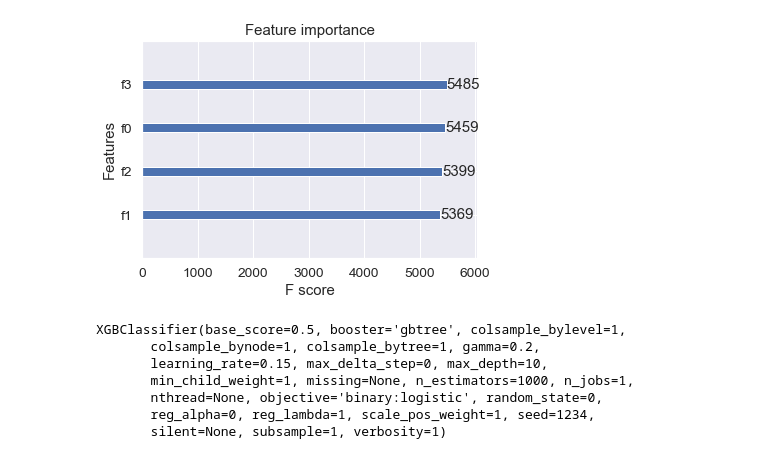
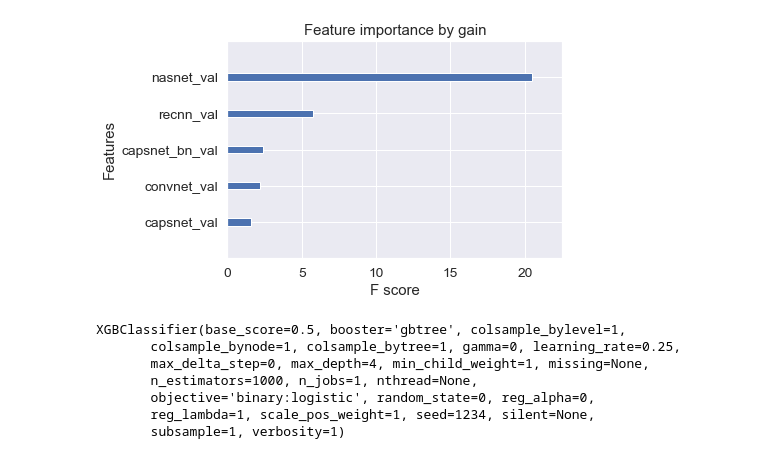
Before and after one commit to stephandooper/ismi, a Jupyter notebook: Project/XGboost_ensemble.ipynb, the cells around one changed output. Drawn from its saved outputs; the diff is of its cells as text; code cells hidden in the pictures.

Commit message:
generated figures and another prediction xgboost

```diff
--- a/Project/XGboost_ensemble.ipynb
+++ b/Project/XGboost_ensemble.ipynb
@@ -12,26 +14,26 @@ import matplotlib.pyplot as plt
 # TODO fill this cell out
 
 # Give this run a title
-run = 'capsnet_15+capsnet_bn+nasnet_15+recnn_15_aug'
+run = 'capsnet_15+capsnet_bn+convnet_old+nasnet_15+recnn_15_aug'
 #run = 'capsnet_15+capsnet_bn+convnet_15+nasnet_15+recnn_15_aug'
 
 # Add validation files
 capsnet_val = pd.read_csv('./ensemble/validation_capsnet_15epoch_aug.csv')
 capsnet_bn_val = pd.read_csv('./ensemble/validation_capsnet_bn_15epochs.csv')
-convnet_val = pd.read_csv('./ensemble/validation_convnet_15epoch.csv')
+convnet_val = pd.read_csv('./ensemble/validation_convnet_augmentation.csv')
 nasnet_val = pd.read_csv('./ensemble/validation_Nasnet_15epoch_aug.csv')
 recnn_val = pd.read_csv('./ensemble/validation_recnn_15epoch_aug_regenerated.csv')
 #datas = [capsnet_val, capsnet_bn_val, convnet_val, nasnet_val, recnn_val]
-datas = [capsnet_val, capsnet_bn_val, nasnet_val, recnn_val]
+datas = [capsnet_val, capsnet_bn_val, convnet_val, nasnet_val, recnn_val]
 
 # Add test files
 capsnet_test = pd.read_csv('./ensemble/test_capsnet_15epoch_aug.csv')
 capsnet_bn_test = pd.read_csv('./ensemble/test_capsnet_bn_15epochs.csv')
-convnet_test = pd.read_csv('./ensemble/test_convnet_15epoch.csv')
+convnet_test = pd.read_csv('./ensemble/test_convnet_augmentation.csv')
 nasnet_test = pd.read_csv('./ensemble/test_Nasnet_15epoch_aug.csv')
 recnn_test = pd.read_csv('./ensemble/test_recnn_15epoch_augmentation.csv')
 #tests = [capsnet_test, capsnet_bn_test, convnet_test, nasnet_test, recnn_test]
-tests = [capsnet_test, capsnet_bn_test, nasnet_test, recnn_test]
+tests = [capsnet_test, capsnet_bn_test, convnet_test, nasnet_test, recnn_test]
 # %%
 # Create x and y datasets
 x_total_train = np.stack(([x['prediction'] for x in datas]), axis=1)
@@ -96,7 +102,7 @@ plt.show()
 # %%
 # Parameter tuning
 xg_model = XGBClassifier(n_estimators=100, seed = 1234)
-param_dict = {'max_depth': [5,6,8,10],
+param_dict = {'max_depth': [4,5,6,8,10],
               'min_child_weight': [1,2,3],
               'learning_rate': [0.1,0.15,0.2,0.25],
               'gamma': [0, 0.1, 0.2]
@@ -148,10 +158,10 @@ Validation accuracy: 0.9229
 # %%
 # Most important features (models)
-plot_importance(xg_model)
+xg_model.get_booster().feature_names = ["capsnet_val", "capsnet_bn_val", "convnet_val","nasnet_val", "recnn_val"]
+plot_importance(xg_model, importance_type='gain', show_values=False, title='Feature importance by gain')
 plt.show()
-#[capsnet_val, capsnet_bn_val, nasnet_val, recnn_val]
 # %% [output]
-[figure, old version]
+[figure, new version]
 # %%
 # Train on whole dataset
 xg_model_total = XGBClassifier(n_estimators = 1000,
@@ -163,12 +173,12 @@ xg_model_total = XGBClassifier(n_estimators = 1000,
 xg_model_total.fit(x_total_train, y_total_train)
 # %% [output]
 XGBClassifier(base_score=0.5, booster='gbtree', colsample_bylevel=1,
-       colsample_bynode=1, colsample_bytree=1, gamma=0.2,
-       learning_rate=0.15, max_delta_step=0, max_depth=10,
-       min_child_weight=1, missing=None, n_estimators=1000, n_jobs=1,
-       nthread=None, objective='binary:logistic', random_state=0,
-       reg_alpha=0, reg_lambda=1, scale_pos_weight=1, seed=1234,
-       silent=None, subsample=1, verbosity=1)
+       colsample_bynode=1, colsample_bytree=1, gamma=0, learning_rate=0.25,
+       max_delta_step=0, max_depth=4, min_child_weight=1, missing=None,
+       n_estimators=1000, n_jobs=1, nthread=None,
+       objective='binary:logistic', random_state=0, reg_alpha=0,
+       reg_lambda=1, scale_pos_weight=1, seed=1234, silent=None,
+       subsample=1, verbosity=1)
 # %%
 # Predict on model
 xg_preds = xg_model_total.predict_proba(x_test)
```
Also changed, not shown: parts of 7 cells of this notebook, 11 other files.
